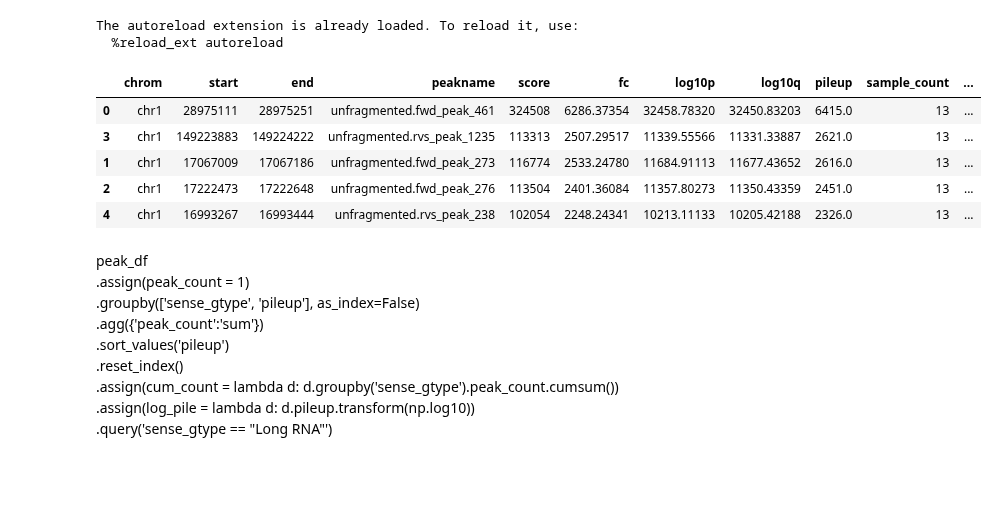
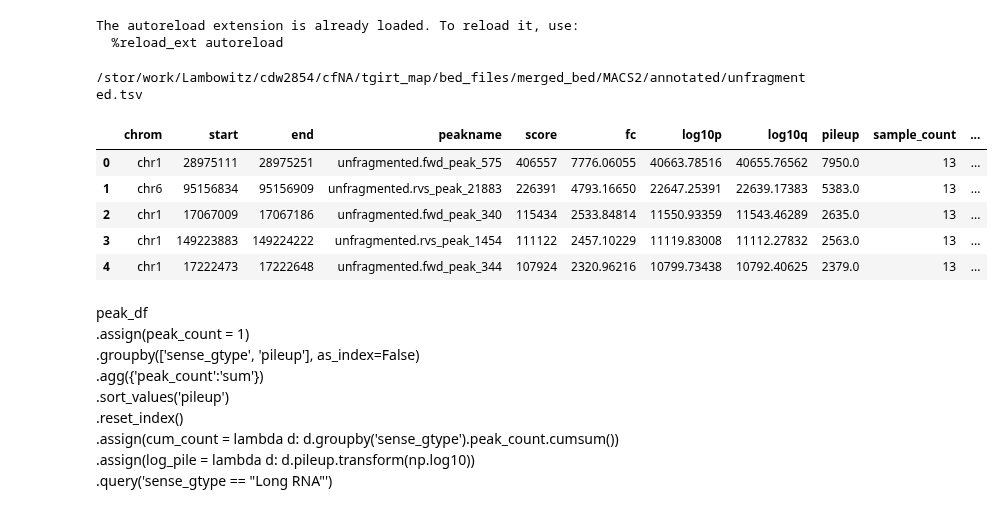
Before and after one commit to wckdouglas/cfNA, a Jupyter notebook: plots/peak_analysis.ipynb, the cells around one changed output. Cells and saved outputs as stored; diff of their text form; code cells hidden in the pictures; blank space fills up the shorter version.

```diff
--- a/plots/peak_analysis.ipynb
+++ b/plots/peak_analysis.ipynb
@@ -37,21 +37,23 @@ The autoreload extension is already loaded. To reload it, use:
   %reload_ext autoreload
 # %%
 project_path = '/stor/work/Lambowitz/cdw2854/cfNA/tgirt_map'
-peak_path = project_path + '/merged_bed/MACS2/annotated'
+peak_path = project_path + '/bed_files/merged_bed/MACS2/annotated'
 #peak_path = project_path + '/CLAM//BED_files/peaks/annotation'
-peak_tsv = peak_path + '/unfragmented.annotated_peaks.tsv'
+peak_tsv = peak_path + '/unfragmented.tsv'
+print(peak_tsv)
 peak_df = load_peaks(peak_tsv)  \
     .assign(sense_gtype = lambda d: np.where(d.sense_gtype == ".", 'Unannotated', d.sense_gtype))\
     .assign(antisense_gtype = lambda d: np.where(d.antisense_gtype == ".", 'Unannotated', d.antisense_gtype)) \
     .sort_values('pileup', ascending=False)
 peak_df.head()
 # %% [output]
+/stor/work/Lambowitz/cdw2854/cfNA/tgirt_map/bed_files/merged_bed/MACS2/annotated/unfragmented.tsv
 |  | chrom | start | end | peakname | score | fc | log10p | log10q | pileup | sample_count | ... |
-| 0 | chr1 | 28975111 | 28975251 | unfragmented.fwd_peak_461 | 324508 | 6286.37354 | 32458.78320 | 32450.83203 | 6415.0 | 13 | ... |
-| 3 | chr1 | 149223883 | 149224222 | unfragmented.rvs_peak_1235 | 113313 | 2507.29517 | 11339.55566 | 11331.33887 | 2621.0 | 13 | ... |
-| 1 | chr1 | 17067009 | 17067186 | unfragmented.fwd_peak_273 | 116774 | 2533.24780 | 11684.91113 | 11677.43652 | 2616.0 | 13 | ... |
-| 2 | chr1 | 17222473 | 17222648 | unfragmented.fwd_peak_276 | 113504 | 2401.36084 | 11357.80273 | 11350.43359 | 2451.0 | 13 | ... |
-| 4 | chr1 | 16993267 | 16993444 | unfragmented.rvs_peak_238 | 102054 | 2248.24341 | 10213.11133 | 10205.42188 | 2326.0 | 13 | ... |
+| 0 | chr1 | 28975111 | 28975251 | unfragmented.fwd_peak_575 | 406557 | 7776.06055 | 40663.78516 | 40655.76562 | 7950.0 | 13 | ... |
+| 1 | chr6 | 95156834 | 95156909 | unfragmented.rvs_peak_21883 | 226391 | 4793.16650 | 22647.25391 | 22639.17383 | 5383.0 | 13 | ... |
+| 2 | chr1 | 17067009 | 17067186 | unfragmented.fwd_peak_340 | 115434 | 2533.84814 | 11550.93359 | 11543.46289 | 2635.0 | 13 | ... |
+| 3 | chr1 | 149223883 | 149224222 | unfragmented.rvs_peak_1454 | 111122 | 2457.10229 | 11119.83008 | 11112.27832 | 2563.0 | 13 | ... |
+| 4 | chr1 | 17222473 | 17222648 | unfragmented.fwd_peak_344 | 107924 | 2320.96216 | 10799.73438 | 10792.40625 | 2379.0 | 13 | ... |
 # %%
 ce = color_encoder()
 colors = simpsons_palette()
```
Also changed, not shown: parts of 3 cells of this notebook, 6 other files.
